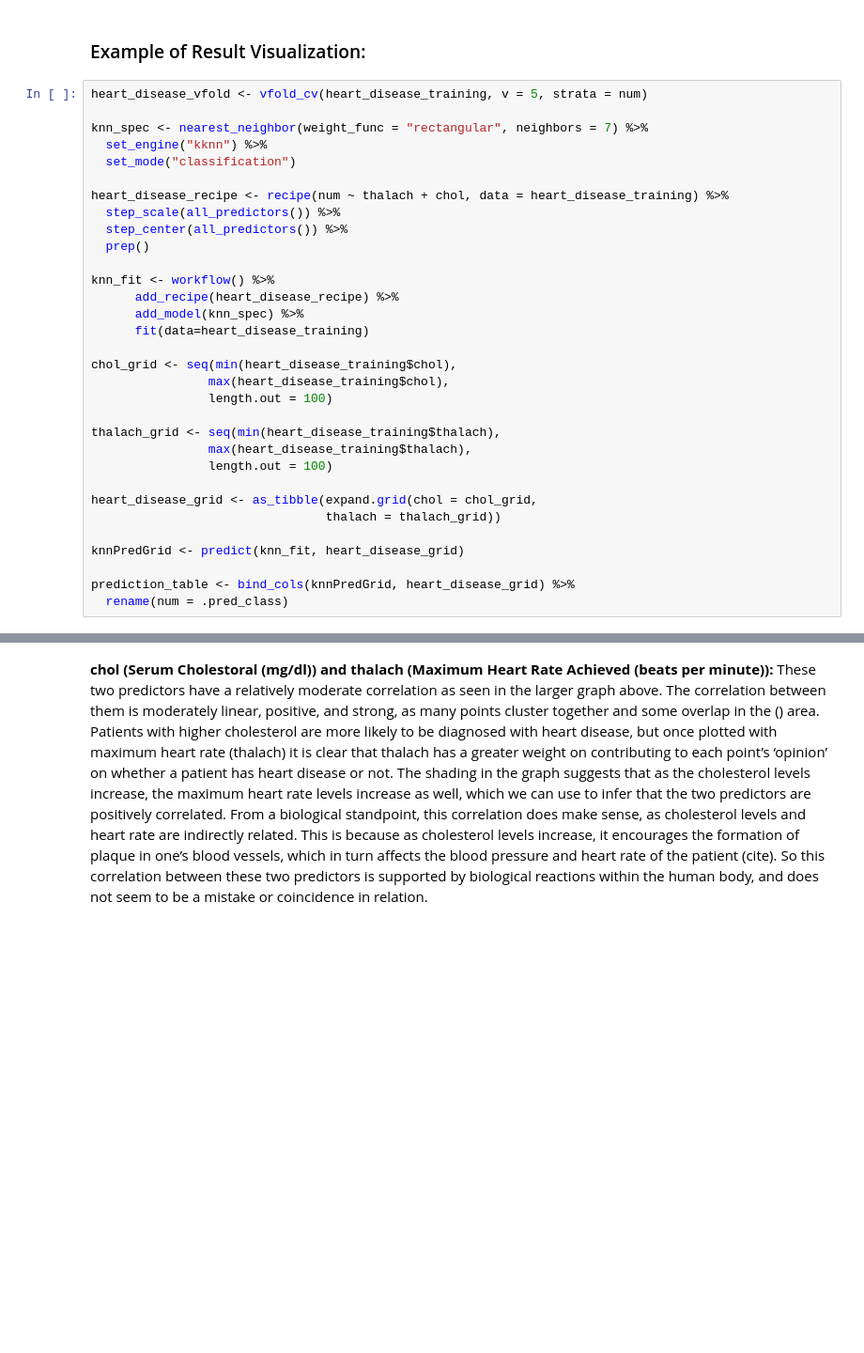
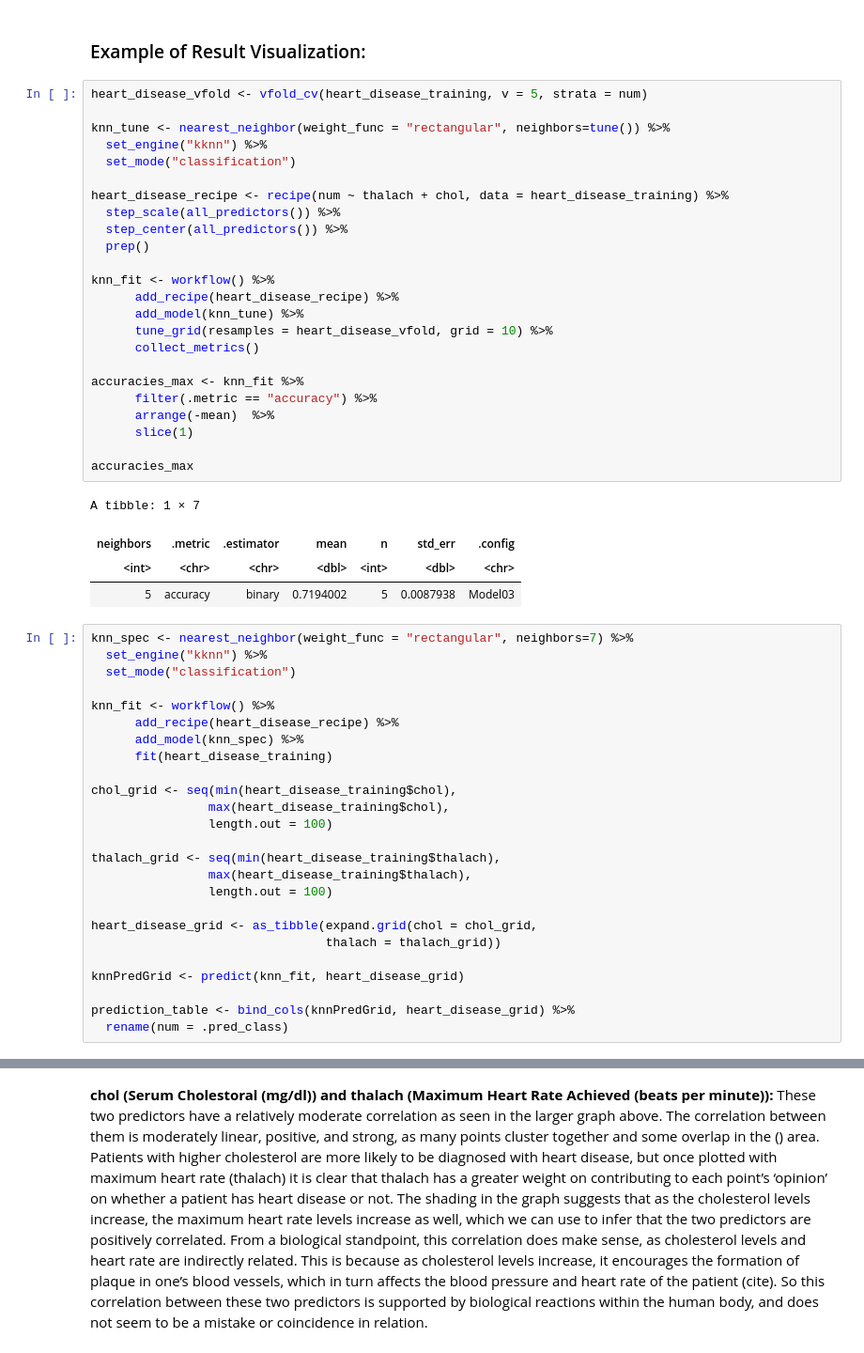
Before and after one commit to Yujinjen/group_project, a Jupyter notebook: Untitled.ipynb, the cells around one changed output, grey strips where cells are left out. Shown at 94% size. Saved outputs shown, nothing was run; the diff lists cells and outputs as text; blank space fills up the shorter version.

```diff
--- a/Untitled.ipynb
+++ b/Untitled.ipynb
@@ -221,21 +223,43 @@ Explain how you will conduct either your data analysis and which variables/colum
 # %% [markdown]
 ### Example of Result Visualization:
+# %%
+heart_disease_vfold <- vfold_cv(heart_disease_training, v = 5, strata = num)
+
+knn_tune <- nearest_neighbor(weight_func = "rectangular", neighbors=tune()) %>%
+  set_engine("kknn") %>%
+  set_mode("classification")
+
+heart_disease_recipe <- recipe(num ~ thalach + chol, data = heart_disease_training) %>%
+  step_scale(all_predictors()) %>%
+  step_center(all_predictors()) %>%
+  prep()
+
+knn_fit <- workflow() %>%
+      add_recipe(heart_disease_recipe) %>%
+      add_model(knn_tune) %>%
+      tune_grid(resamples = heart_disease_vfold, grid = 10) %>%
+      collect_metrics()
+
+accuracies_max <- knn_fit %>%
+      filter(.metric == "accuracy") %>%
+      arrange(-mean)  %>%
+      slice(1)
+
+accuracies_max
+# %% [output]
+A tibble: 1 × 7
+| neighbors | .metric | .estimator | mean | n | std_err | .config |
+| <int> | <chr> | <chr> | <dbl> | <int> | <dbl> | <chr> |
+| 5 | accuracy | binary | 0.7194002 | 5 | 0.0087938 | Model03 |
 # %%
-heart_disease_vfold <- vfold_cv(heart_disease_training, v = 5, strata = num)
-
-knn_spec <- nearest_neighbor(weight_func = "rectangular", neighbors = 7) %>%
+knn_spec <- nearest_neighbor(weight_func = "rectangular", neighbors=7) %>%
   set_engine("kknn") %>%
   set_mode("classification")
-
-heart_disease_recipe <- recipe(num ~ thalach + chol, data = heart_disease_training) %>%
-  step_scale(all_predictors()) %>%
-  step_center(all_predictors()) %>%
-  prep()
 
 knn_fit <- workflow() %>%
       add_recipe(heart_disease_recipe) %>%
       add_model(knn_spec) %>%
-      fit(data=heart_disease_training)
+      fit(heart_disease_training)
 
 chol_grid <- seq(min(heart_disease_training$chol),
                 max(heart_disease_training$chol),
```
Also changed, not shown: parts of 9 cells of this notebook.
